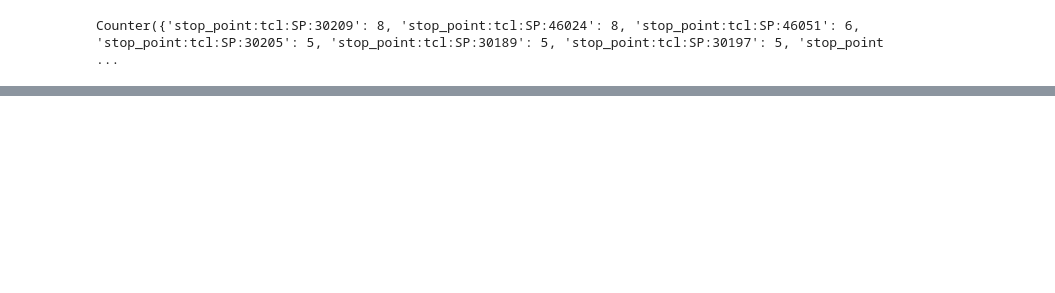
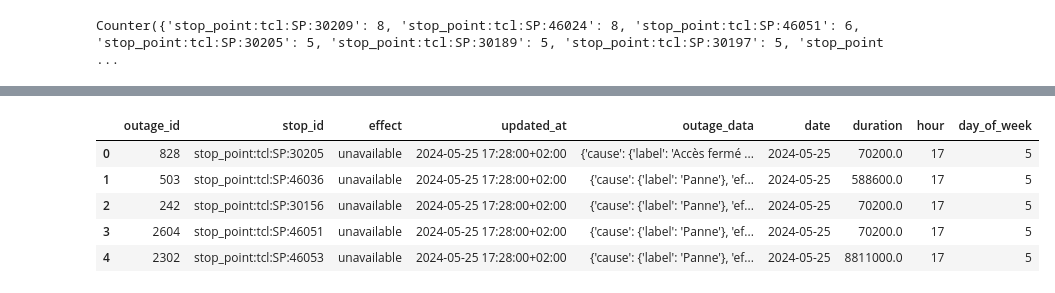
Before and after one commit to AldenCutler/LyonE24, a Jupyter notebook: stats-graphs/outages.ipynb, the cells around one changed output, grey strips where cells are left out. Cells and saved outputs as stored; diff of their text form; code cells hidden in the pictures; blank space fills up the shorter version.

```diff
--- a/stats-graphs/outages.ipynb
+++ b/stats-graphs/outages.ipynb
@@ -225,0 +217,12 @@ plt.savefig('out/outages/heatmap_outages.png')
+# %%
+import json
+outages_df['outage_data'] = outages_df['outage_data'].apply(lambda x: json.loads(x))
+outages_df.head()
+# outages_df['label'] = outages_df['outage_data'].apply(lambda x: x.split('label')[1].split('"')[2])
+# %% [output]
+|  | outage_id | stop_id | effect | updated_at | outage_data | date | duration | hour | day_of_week |
+| 0 | 828 | stop_point:tcl:SP:30205 | unavailable | 2024-05-25 17:28:00+02:00 | {'cause': {'label': 'Accès fermé ... | 2024-05-25 | 70200.0 | 17 | 5 |
+| 1 | 503 | stop_point:tcl:SP:46036 | unavailable | 2024-05-25 17:28:00+02:00 | {'cause': {'label': 'Panne'}, 'ef... | 2024-05-25 | 588600.0 | 17 | 5 |
+| 2 | 242 | stop_point:tcl:SP:30156 | unavailable | 2024-05-25 17:28:00+02:00 | {'cause': {'label': 'Panne'}, 'ef... | 2024-05-25 | 70200.0 | 17 | 5 |
+| 3 | 2604 | stop_point:tcl:SP:46051 | unavailable | 2024-05-25 17:28:00+02:00 | {'cause': {'label': 'Panne'}, 'ef... | 2024-05-25 | 70200.0 | 17 | 5 |
+| 4 | 2302 | stop_point:tcl:SP:46053 | unavailable | 2024-05-25 17:28:00+02:00 | {'cause': {'label': 'Panne'}, 'ef... | 2024-05-25 | 8811000.0 | 17 | 5 |
```
Also changed, not shown: parts of 12 cells of this notebook, 23 other files.
